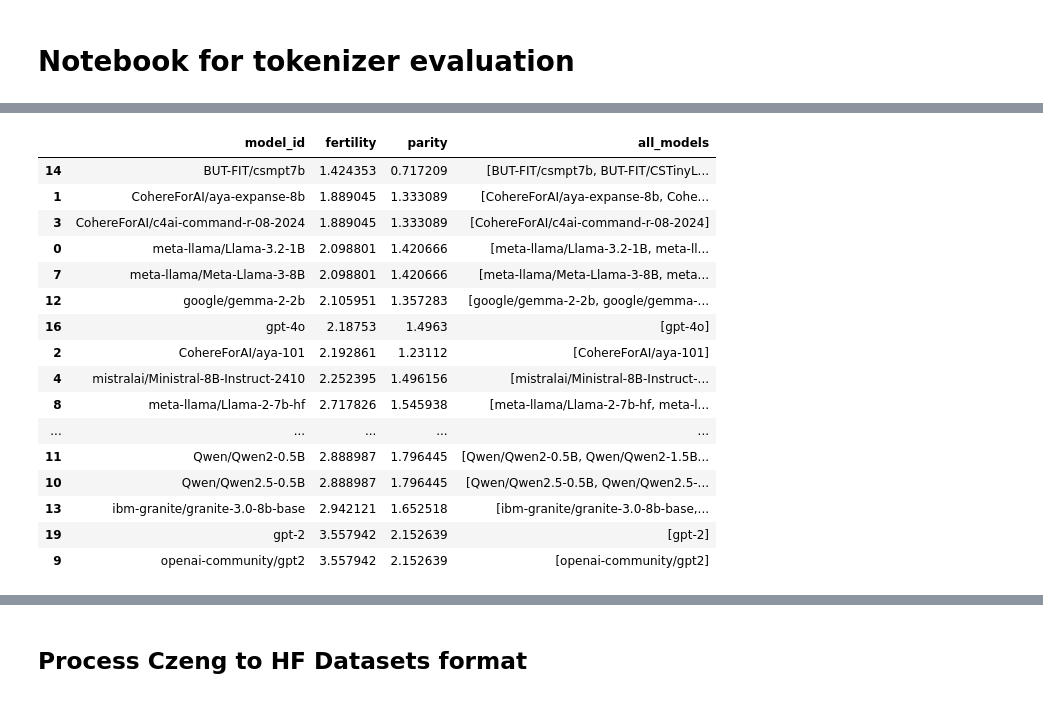
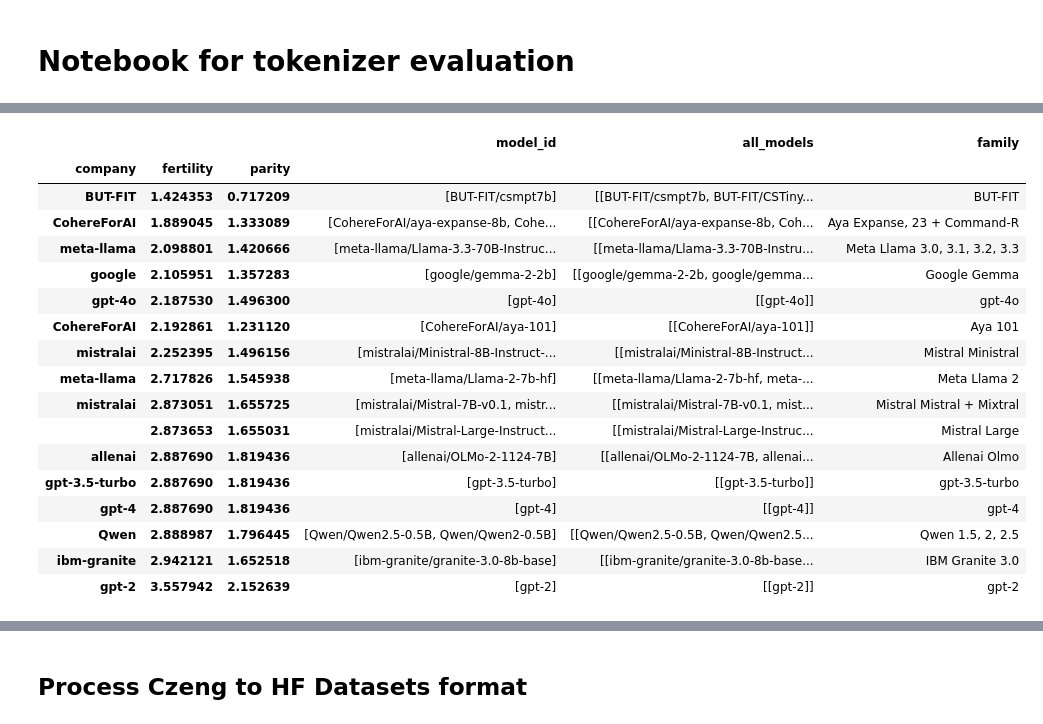
Before and after one commit to mlynatom/master-thesis, a Jupyter notebook: tokenizer_evaluator/tokenizer_evaluation.ipynb, the cells around one changed output, grey strips where cells are left out. Saved outputs shown, nothing was run; the diff lists cells and outputs as text; code cells hidden in the pictures.

```diff
--- a/tokenizer_evaluator/tokenizer_evaluation.ipynb
+++ b/tokenizer_evaluator/tokenizer_evaluation.ipynb
@@ -133,2 +142,10 @@ df_results
 # %%
 df_results.to_csv("/home/mlynatom/master-thesis-repository-tomas-mlynar/tokenizer_evaluator/results.csv", index=False)
+# %%
+#group also if the models have both the same fertility and parity and same prefix in model id -> in such case take the group name as the first model id and merge all_models
+df_results["company"] = df_results["model_id"].apply(lambda x: x.split("/")[0])
+df_results = df_results.groupby(["company", "fertility", "parity"]).agg({"model_id": list, "all_models": list})
+# %%
+#display all values in column model_id
+pd.set_option('display.max_colwidth', None)
+df_results
@@ -134,0 +171,25 @@ df_results.to_csv("/home/mlynatom/master-thesis-repository-tomas-mlynar/tokenize
+# %%
+#rename the model_ids according to the following mapping
+model_id2family = {"BUT-FIT/csmpt7b": "BUT-FIT",
+                   "CohereForAI/aya-expanse-8b": "Aya Expanse, 23 + Command-R",
+                   "CohereForAI/aya-101": "Aya 101",
+                   "Qwen/Qwen2-0.5B": "Qwen 1.5, 2, 2.5",
+                   "allenai/OLMo-2-1124-7B": "Allenai Olmo",
+                   "google/gemma-2-2b": "Google Gemma",
+                    "ibm-granite/granite-3.0-8b-base": "IBM Granite 3.0",
+                    "meta-llama/Llama-3.3-70B-Instruct": "Meta Llama 3.0, 3.1, 3.2, 3.3",
+                    "meta-llama/Llama-2-7b-hf": "Meta Llama 2",
+                    "mistralai/Ministral-8B-Instruct-2410": "Mistral Ministral",
+                    "mistralai/Mistral-Large-Instruct-2407": "Mistral Large",
+                    "mistralai/Mistral-7B-v0.1": "Mistral Mistral + Mixtral"
+                   }
+# %%
+def lambda_func(x):
+    for model_id in x:
+        if model_id in model_id2family:
+            return model_id2family[model_id]
+    return model_id
+
+
+df_results["family"] = df_results["model_id"].apply(lambda_func)
+df_results
@@ -135,24 +215,25 @@ df_results.to_csv("/home/mlynatom/master-thesis-repository-tomas-mlynar/tokenize
 # %%
 #sort
-df_results = df_results.sort_values(by="model_id", ascending=True, kind="stable")
+df_results = df_results.sort_values(by="family", ascending=True, kind="stable")
 df_results = df_results.sort_values(by="parity", ascending=True, kind="stable")
 df_results = df_results.sort_values(by="fertility", ascending=True, kind="stable")
 df_results
 # %% [output]
-|  | model_id | fertility | parity | all_models |
-| 14 | BUT-FIT/csmpt7b | 1.424353 | 0.717209 | [BUT-FIT/csmpt7b, BUT-FIT/CSTinyL... |
-| 1 | CohereForAI/aya-expanse-8b | 1.889045 | 1.333089 | [CohereForAI/aya-expanse-8b, Cohe... |
-| 3 | CohereForAI/c4ai-command-r-08-2024 | 1.889045 | 1.333089 | [CohereForAI/c4ai-command-r-08-2024] |
-| 0 | meta-llama/Llama-3.2-1B | 2.098801 | 1.420666 | [meta-llama/Llama-3.2-1B, meta-ll... |
-| 7 | meta-llama/Meta-Llama-3-8B | 2.098801 | 1.420666 | [meta-llama/Meta-Llama-3-8B, meta... |
-| 12 | google/gemma-2-2b | 2.105951 | 1.357283 | [google/gemma-2-2b, google/gemma-... |
-| 16 | gpt-4o | 2.18753 | 1.4963 | [gpt-4o] |
-| 2 | CohereForAI/aya-101 | 2.192861 | 1.23112 | [CohereForAI/aya-101] |
-| 4 | mistralai/Ministral-8B-Instruct-2410 | 2.252395 | 1.496156 | [mistralai/Ministral-8B-Instruct-... |
-| 8 | meta-llama/Llama-2-7b-hf | 2.717826 | 1.545938 | [meta-llama/Llama-2-7b-hf, meta-l... |
-| ... | ... | ... | ... | ... |
-| 11 | Qwen/Qwen2-0.5B | 2.888987 | 1.796445 | [Qwen/Qwen2-0.5B, Qwen/Qwen2-1.5B... |
-| 10 | Qwen/Qwen2.5-0.5B | 2.888987 | 1.796445 | [Qwen/Qwen2.5-0.5B, Qwen/Qwen2.5-... |
-| 13 | ibm-granite/granite-3.0-8b-base | 2.942121 | 1.652518 | [ibm-granite/granite-3.0-8b-base,... |
-| 19 | gpt-2 | 3.557942 | 2.152639 | [gpt-2] |
-| 9 | openai-community/gpt2 | 3.557942 | 2.152639 | [openai-community/gpt2] |
+|  |  |  | model_id | all_models | family |
+| company | fertility | parity |  |  |  |
+| BUT-FIT | 1.424353 | 0.717209 | [BUT-FIT/csmpt7b] | [[BUT-FIT/csmpt7b, BUT-FIT/CSTiny... | BUT-FIT |
+| CohereForAI | 1.889045 | 1.333089 | [CohereForAI/aya-expanse-8b, Cohe... | [[CohereForAI/aya-expanse-8b, Coh... | Aya Expanse, 23 + Command-R |
+| meta-llama | 2.098801 | 1.420666 | [meta-llama/Llama-3.3-70B-Instruc... | [[meta-llama/Llama-3.3-70B-Instru... | Meta Llama 3.0, 3.1, 3.2, 3.3 |
+| google | 2.105951 | 1.357283 | [google/gemma-2-2b] | [[google/gemma-2-2b, google/gemma... | Google Gemma |
+| gpt-4o | 2.187530 | 1.496300 | [gpt-4o] | [[gpt-4o]] | gpt-4o |
+| CohereForAI | 2.192861 | 1.231120 | [CohereForAI/aya-101] | [[CohereForAI/aya-101]] | Aya 101 |
+| mistralai | 2.252395 | 1.496156 | [mistralai/Ministral-8B-Instruct-... | [[mistralai/Ministral-8B-Instruct... | Mistral Ministral |
+| meta-llama | 2.717826 | 1.545938 | [meta-llama/Llama-2-7b-hf] | [[meta-llama/Llama-2-7b-hf, meta-... | Meta Llama 2 |
+| mistralai | 2.873051 | 1.655725 | [mistralai/Mistral-7B-v0.1, mistr... | [[mistralai/Mistral-7B-v0.1, mist... | Mistral Mistral + Mixtral |
+|  | 2.873653 | 1.655031 | [mistralai/Mistral-Large-Instruct... | [[mistralai/Mistral-Large-Instruc... | Mistral Large |
+| allenai | 2.887690 | 1.819436 | [allenai/OLMo-2-1124-7B] | [[allenai/OLMo-2-1124-7B, allenai... | Allenai Olmo |
+| gpt-3.5-turbo | 2.887690 | 1.819436 | [gpt-3.5-turbo] | [[gpt-3.5-turbo]] | gpt-3.5-turbo |
+| gpt-4 | 2.887690 | 1.819436 | [gpt-4] | [[gpt-4]] | gpt-4 |
+| Qwen | 2.888987 | 1.796445 | [Qwen/Qwen2.5-0.5B, Qwen/Qwen2-0.5B] | [[Qwen/Qwen2.5-0.5B, Qwen/Qwen2.5... | Qwen 1.5, 2, 2.5 |
+| ibm-granite | 2.942121 | 1.652518 | [ibm-granite/granite-3.0-8b-base] | [[ibm-granite/granite-3.0-8b-base... | IBM Granite 3.0 |
+| gpt-2 | 3.557942 | 2.152639 | [gpt-2] | [[gpt-2]] | gpt-2 |
```
Also changed, not shown: parts of 12 cells of this notebook, 5 other files.
